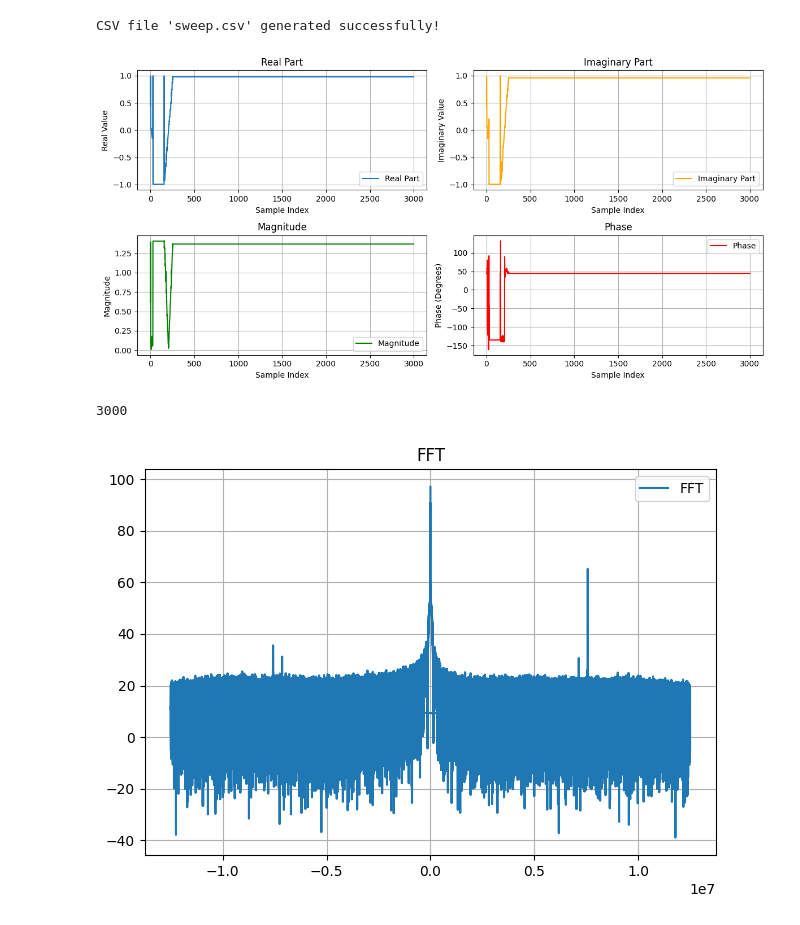
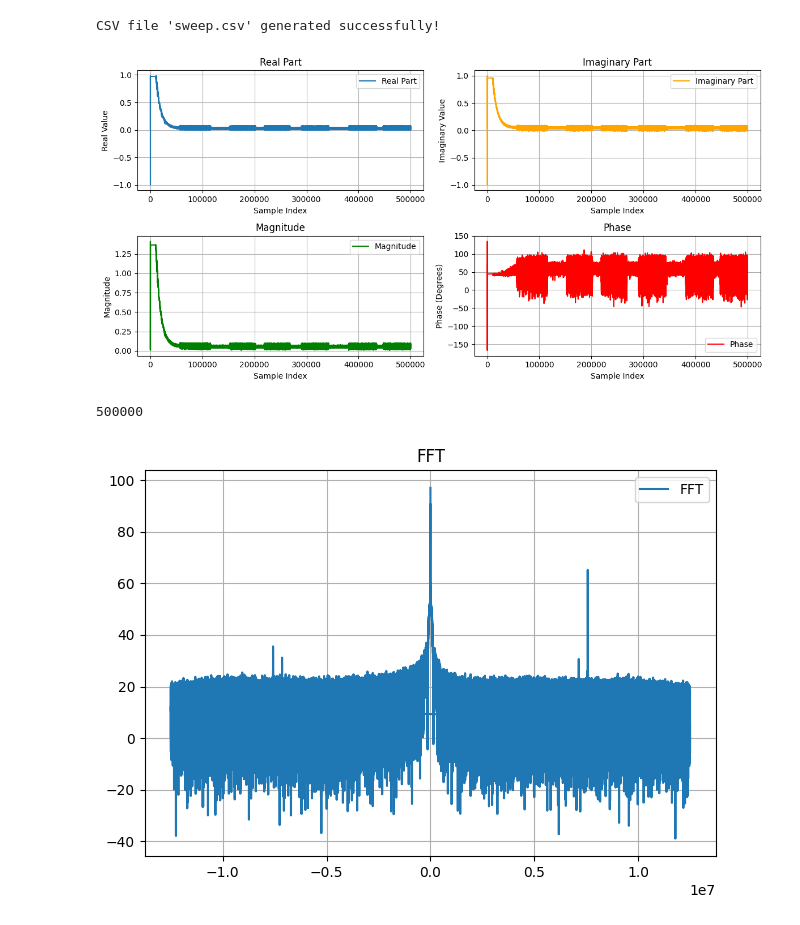
Before and after one commit to murrayinglis/sdr-config, a Jupyter notebook: plots.ipynb, the cells around one changed output. Drawn from its saved outputs; the diff is of its cells as text; code cells hidden in the pictures.

```diff
--- a/plots.ipynb
+++ b/plots.ipynb
@@ -31,7 +33,7 @@ CSV file 'sweep.csv' generated successfully!
 
 
 # Define the path to your binary file
-file_path = 'loopback_from_file_test.bin'
+file_path = 'outputs/loopback_from_file_test.bin'
 
 
 # Read the binary file
@@ -74,35 +76,35 @@ axs[0, 0].grid(True)
 # Plot imaginary part
 axs[0, 1].plot(np.imag(complex_data), label='Imaginary Part', color='orange')
 axs[0, 1].set_title('Imaginary Part')
 axs[0, 1].set_xlabel('Sample Index')
 axs[0, 1].set_ylabel('Imaginary Value')
 axs[0, 1].legend()
 axs[0, 1].grid(True)
 
 # Plot magnitude
 axs[1, 0].plot(magnitudes, label='Magnitude', color='green')
 axs[1, 0].set_title('Magnitude')
 axs[1, 0].set_xlabel('Sample Index')
 axs[1, 0].set_ylabel('Magnitude')
 axs[1, 0].legend()
 axs[1, 0].grid(True)
 
 # Plot phase
 axs[1, 1].plot(phases, label='Phase', color='red')
 axs[1, 1].set_title('Phase')
 axs[1, 1].set_xlabel('Sample Index')
 axs[1, 1].set_ylabel('Phase (Degrees)')
 axs[1, 1].legend()
 axs[1, 1].grid(True)
 
 # Adjust layout
 plt.tight_layout()
 plt.show()
 
 print(num_new_samples)
 # %% [output]
-[figure, old version]
+[figure, new version]
-3000
+500000
 # %%
 file_path = 'rx_test.bin'
 
```
Also changed, not shown: parts of 4 cells of this notebook, 16 other files.
